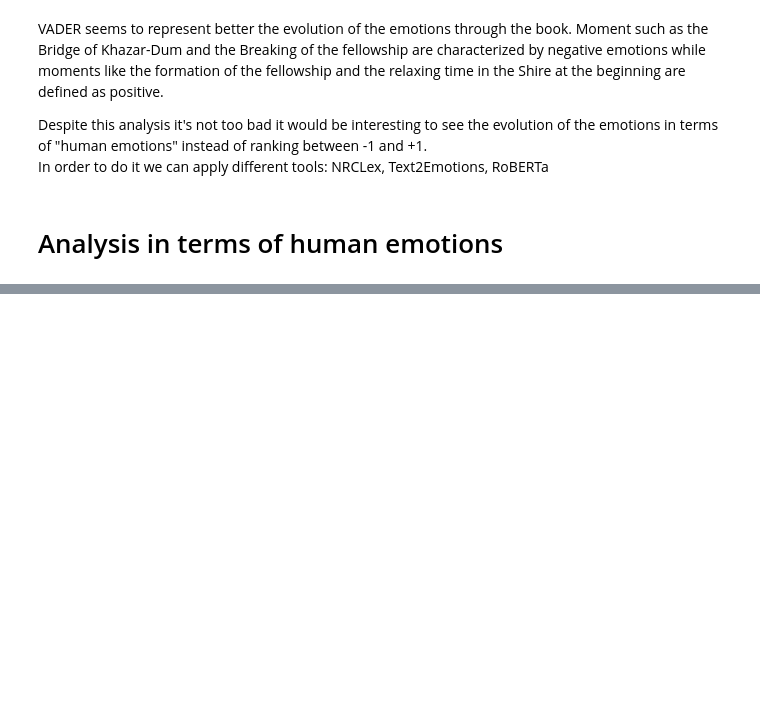
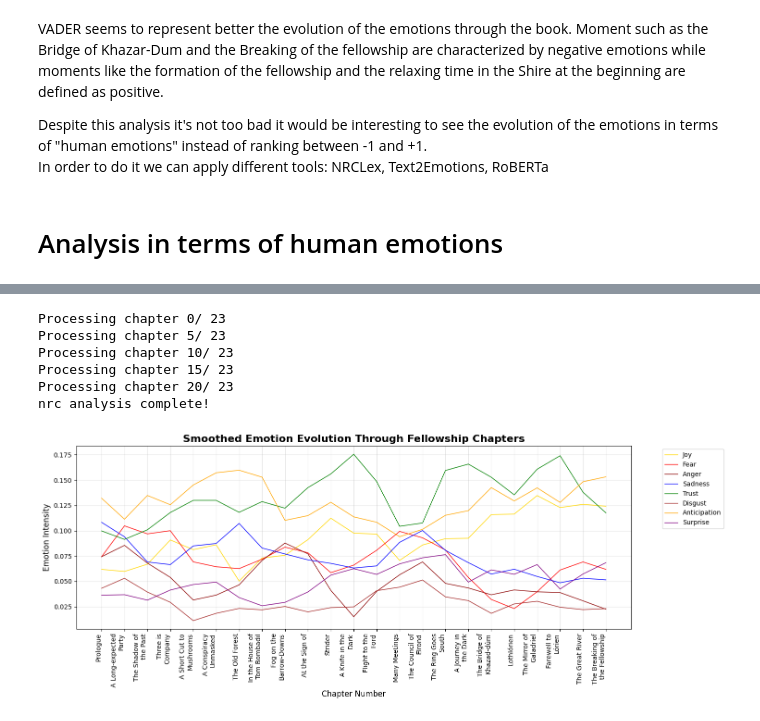
Before and after one commit to LaraN01/CAS_NLP, a Jupyter notebook: Projects/Corpus_task.ipynb, the cells around one changed output, grey strips where cells are left out. Saved outputs shown, nothing was run; the diff lists cells and outputs as text; code cells hidden in the pictures; blank space fills up the shorter version.

Commit message:
HUman sintiment extension fellowship

```diff
--- a/Projects/Corpus_task.ipynb
+++ b/Projects/Corpus_task.ipynb
@@ -542,0 +571,18 @@ In order to do it we can apply different tools: NRCLex, Text2Emotions, RoBERTa
+# %%
+emotions_nrclex={}
+
+for i, chapter in enumerate(chapters):
+    if i % 5 == 0:
+        print(f"Processing chapter {i}/ {len(chapters)}")
+
+    emotions= NRCLex(chapter)
+    emotions_nrclex[i]=emotions
+
+print(f"nrc analysis complete!")
+# %% [output]
+Processing chapter 0/ 23
+Processing chapter 5/ 23
+Processing chapter 10/ 23
+Processing chapter 15/ 23
+Processing chapter 20/ 23
+nrc analysis complete!
@@ -542,0 +592,58 @@ In order to do it we can apply different tools: NRCLex, Text2Emotions, RoBERTa
+# %%
+# Extract emotion scores for each chapter
+emotions_list = ['joy', 'fear', 'anger', 'sadness', 'trust', 'disgust', 'anticipation', 'surprise']
+emotion_data = {emotion: [] for emotion in emotions_list}
+
+# Collect scores for each emotion across all chapters
+for i in range(len(chapters)):
+    chapter_emotions = emotions_nrclex[i].affect_frequencies
+    for emotion in emotions_list:
+        emotion_data[emotion].append(chapter_emotions[emotion])
+
+# Apply smoothing (smaller window since you have fewer chapters)
+smooth_window = 3  # Adjust this (1=no smoothing, 5=very smooth)
+emotion_data_smoothed = {}
+
+for emotion in emotions_list:
+    emotion_data_smoothed[emotion] = uniform_filter1d(emotion_data[emotion], size=smooth_window)
+
+# Create the plot
+fig, ax = plt.subplots(figsize=(15, 6))
+
+# Plot each emotion with thinner lines and no markers
+colors = ['gold', 'red', 'darkred', 'blue', 'green', 'brown', 'orange', 'purple']
+
+for emotion, color in zip(emotions_list, colors):
+    ax.plot(range(len(chapters)), emotion_data_smoothed[emotion],
+            label=emotion.capitalize(), linewidth=1, color=color)  # Removed marker='o'
+
+# Customize plot
+ax.set_title('Smoothed Emotion Evolution Through Fellowship Chapters', fontsize=16, fontweight='bold')
+ax.set_xlabel('Chapter Number', fontsize=12)
+ax.set_ylabel('Emotion Intensity', fontsize=12)
+ax.legend(bbox_to_anchor=(1.05, 1), loc='upper left')
+ax.grid(True, alpha=0.3)
+
+# Set chapter labels
+# chapter_labels = ["Prologue"] + [f"Ch {i}" for i in range(1, len(chapters))]
+
+chapter_labels = ["Prologue"] + [info[1] for info in chapter_info]
+
+chapter_labels_wrapped = []
+for label in chapter_labels:
+    if len(label) > 15:
+        # Wrap at 15 characters, join with newline
+        wrapped = textwrap.fill(label, width=15)
+        chapter_labels_wrapped.append(wrapped)
+    else:
+        chapter_labels_wrapped.append(label)
+
+# ax.set_xticks(range(0, len(chapters), 2))
+# ax.set_xticklabels(chapter_labels[::2], rotation=45)
+ax.set_xticks(range(0, len(chapters), 1))  # Every other chapter
+ax.set_xticklabels(chapter_labels_wrapped[::1], rotation=90, ha='right')
+
+plt.tight_layout()
+plt.show()
+# %% [output]
+[figure, added]
```
Also changed, not shown: parts of 17 cells of this notebook.
